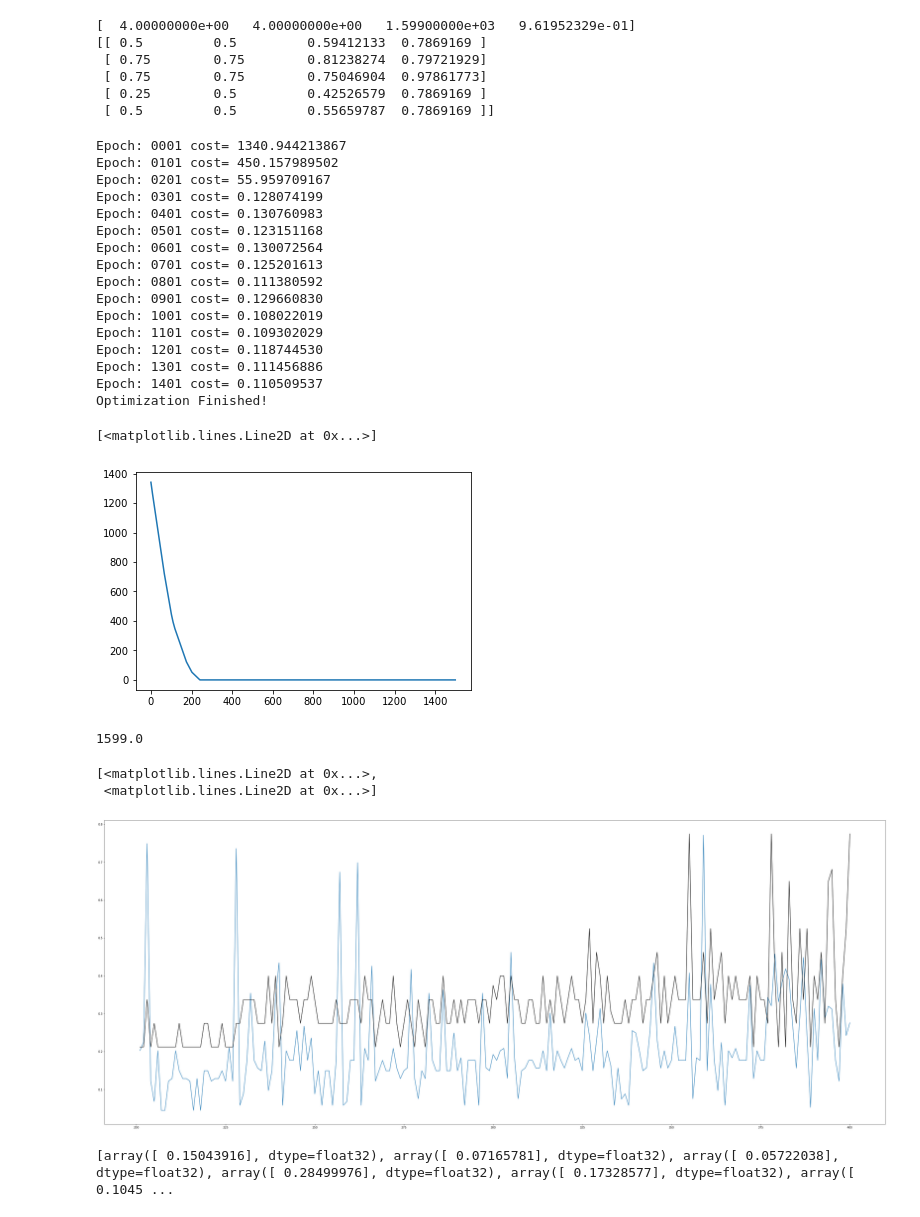
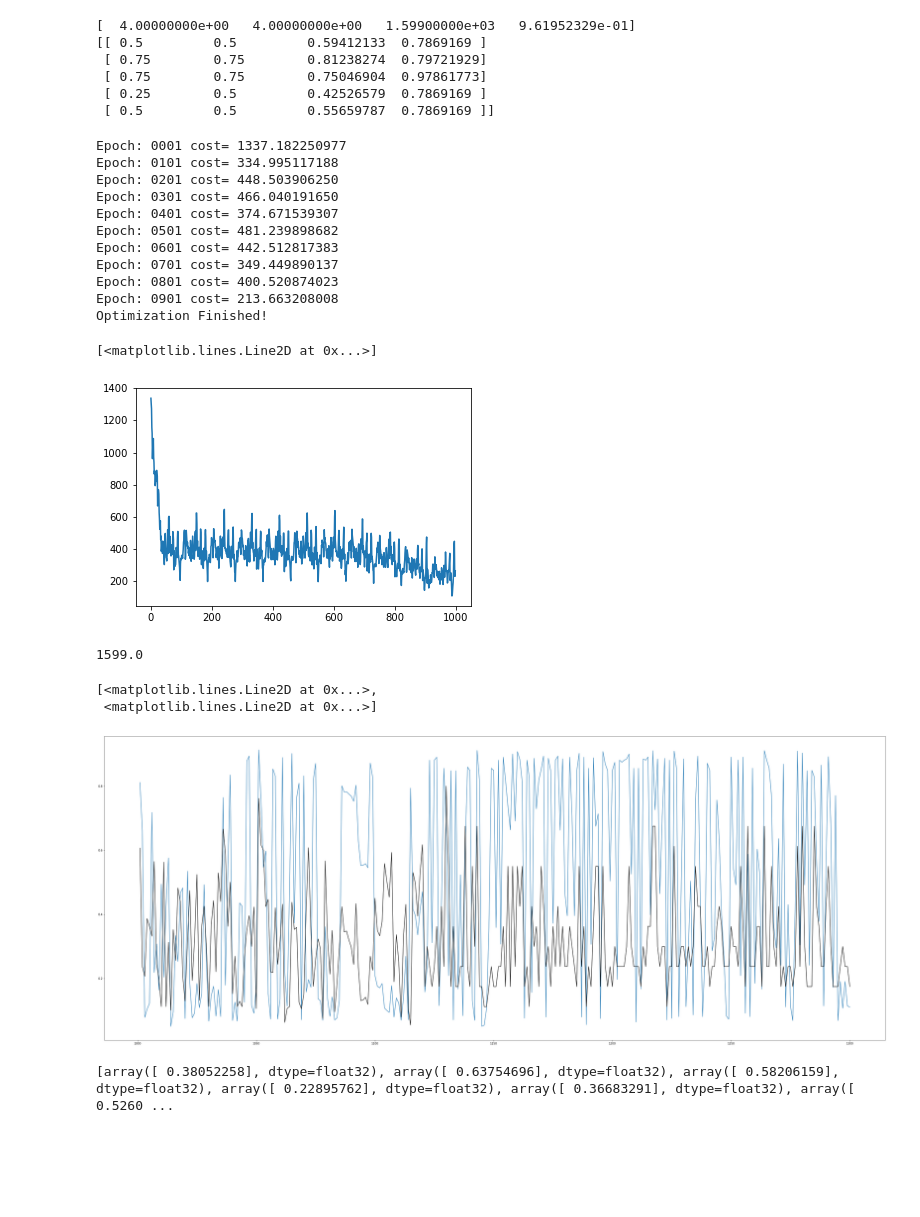
Before and after one commit to Justin-Yuan/Tridel-Analytics, a Jupyter notebook: autoencoder2.ipynb, the cells around one changed output. Cells and saved outputs as stored; diff of their text form; code cells hidden in the pictures; blank space fills up the shorter version.

```diff
--- a/autoencoder2.ipynb
+++ b/autoencoder2.ipynb
@@ -65,7 +65,7 @@ def next_batch(mat, index, size):
         return index+size-mat.shape[0], np.concatenate((mat[index:], mat[:index+size-mat.shape[0]]), axis=0)
 # %%
 learning_rate = 0.0001
-training_epochs = 1500
+training_epochs = 1000
 batch_size = 50
 display_step = 100
 examples_to_show = 10
@@ -101,10 +101,10 @@ bath_weights = weights['encoder_h1'][1]
 size_weights = weights['encoder_h1'][2]
 neigh_weights = weights['encoder_h1'][3]
 # %%
-bed_penalty = 2.218229
-bath_penalty = 188.914497
-size_penalty = 1.789475
-neigh_penalty = 15
+bed_penalty = 2.621724506
+bath_penalty = 4.563851847
+size_penalty = 2.205301921
+neigh_penalty = 3
 # %%
 def encoder(x):
     layer_1 = tf.sigmoid(tf.add(tf.matmul(x, weights['encoder_h1']), biases['encoder_b1']))
@@ -127,8 +127,8 @@ y_pred = decoder_op
 y_true = X
 # %%
 # loss and optimizer
-cost = tf.reduce_mean(tf.pow(y_true - y_pred, 2)) + bed_penalty*tf.reduce_sum(tf.abs(bed_weights)) + bath_penalty*tf.reduce_sum(tf.abs(bath_weights))
-+ neigh_penalty*tf.reduce_sum(tf.abs(neigh_weights)) + size_penalty*tf.reduce_sum(tf.abs(size_weights))
+cost = 10000*tf.reduce_mean(tf.pow(y_true - y_pred, 2)) + 0.07*(bed_penalty*tf.reduce_sum(tf.abs(bed_weights)) + bath_penalty*tf.reduce_sum(tf.abs(bath_weights))
++ neigh_penalty*tf.reduce_sum(tf.abs(neigh_weights)) + size_penalty*tf.reduce_sum(tf.abs(size_weights)))
 
 optimizer = tf.train.RMSPropOptimizer(learning_rate).minimize(cost)
 # %%
@@ -154,42 +154,38 @@ with tf.Session() as sess:
 
 plt.plot(total_c)
 # %% [output]
-Epoch: 0001 cost= 1340.944213867
-Epoch: 0101 cost= 450.157989502
-Epoch: 0201 cost= 55.959709167
-Epoch: 0301 cost= 0.128074199
-Epoch: 0401 cost= 0.130760983
-Epoch: 0501 cost= 0.123151168
-Epoch: 0601 cost= 0.130072564
-Epoch: 0701 cost= 0.125201613
-Epoch: 0801 cost= 0.111380592
-Epoch: 0901 cost= 0.129660830
-Epoch: 1001 cost= 0.108022019
-Epoch: 1101 cost= 0.109302029
-Epoch: 1201 cost= 0.118744530
-Epoch: 1301 cost= 0.111456886
-Epoch: 1401 cost= 0.110509537
+Epoch: 0001 cost= 1337.182250977
+Epoch: 0101 cost= 334.995117188
+Epoch: 0201 cost= 448.503906250
+Epoch: 0301 cost= 466.040191650
+Epoch: 0401 cost= 374.671539307
+Epoch: 0501 cost= 481.239898682
+Epoch: 0601 cost= 442.512817383
+Epoch: 0701 cost= 349.449890137
+Epoch: 0801 cost= 400.520874023
+Epoch: 0901 cost= 213.663208008
 Optimization Finished!
 [<matplotlib.lines.Line2D at 0x...>]
-[figure, old version]
+[figure, new version]
 # %%
 x_line = range(1,mat.shape[0]+1)
 plt.figure(figsize=(50, 20))
 size_max = max(sizes)
 print(size_max)
 bed_max = max(bed)
 bath_max = max(bath)
 neigh_max = max(neigh)
-plt.plot(x_line[200:400], scores[200:400], x_line[200:400], [com/size_max-0.1 for com in sizes][200:400], 'k')
+score_max = max(scores)
+plt.plot(x_line[1000:1300], scores[1000:1300], x_line[1000:1300], [com/size_max-0.2 for com in sizes][1000:1300], 'k')
 # %% [output]
 1599.0
 [<matplotlib.lines.Line2D at 0x...>,
  <matplotlib.lines.Line2D at 0x...>]
-[figure, old version]
+[figure, new version]
 # %%
 print(scores)
 # %% [output]
-[array([ 0.15043916], dtype=float32), array([ 0.07165781], dtype=float32), array([ 0.05722038], dtype=float32), array([ 0.28499976], dtype=float32), array([ 0.17328577], dtype=float32), array([ 0.1045 ...
+[array([ 0.38052258], dtype=float32), array([ 0.63754696], dtype=float32), array([ 0.58206159], dtype=float32), array([ 0.22895762], dtype=float32), array([ 0.36683291], dtype=float32), array([ 0.5260 ...
 # %%
 def save_to_csv(df, path):
     df.to_csv(path)
```
Also changed, not shown: 6 other files.
